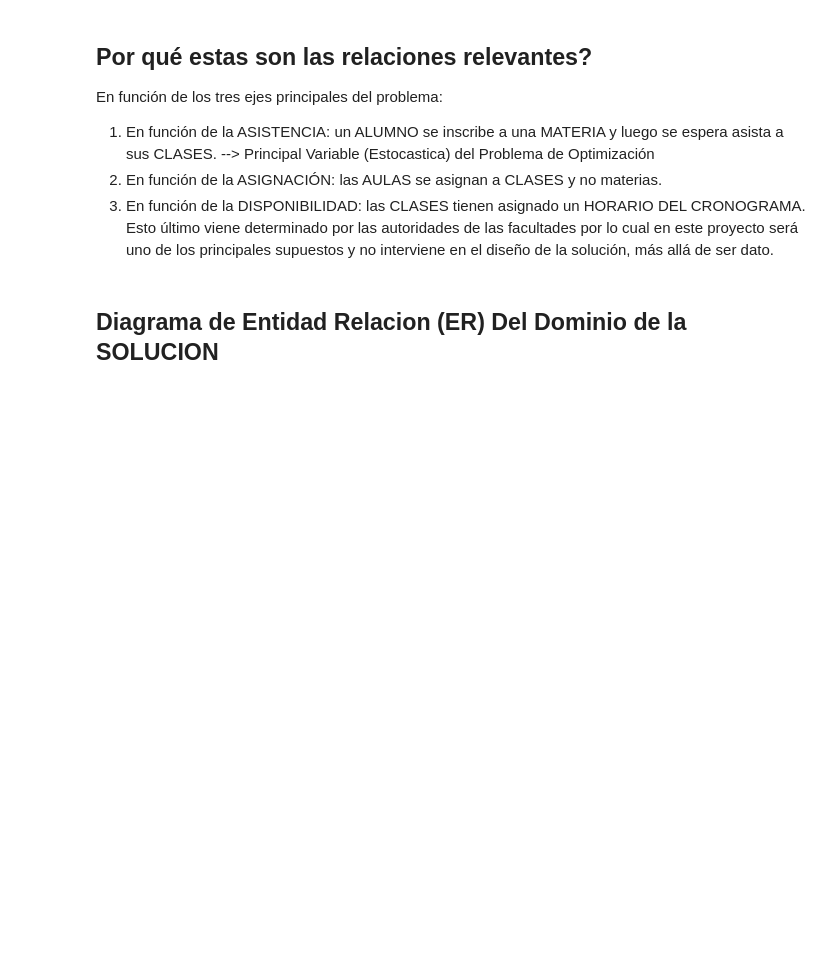
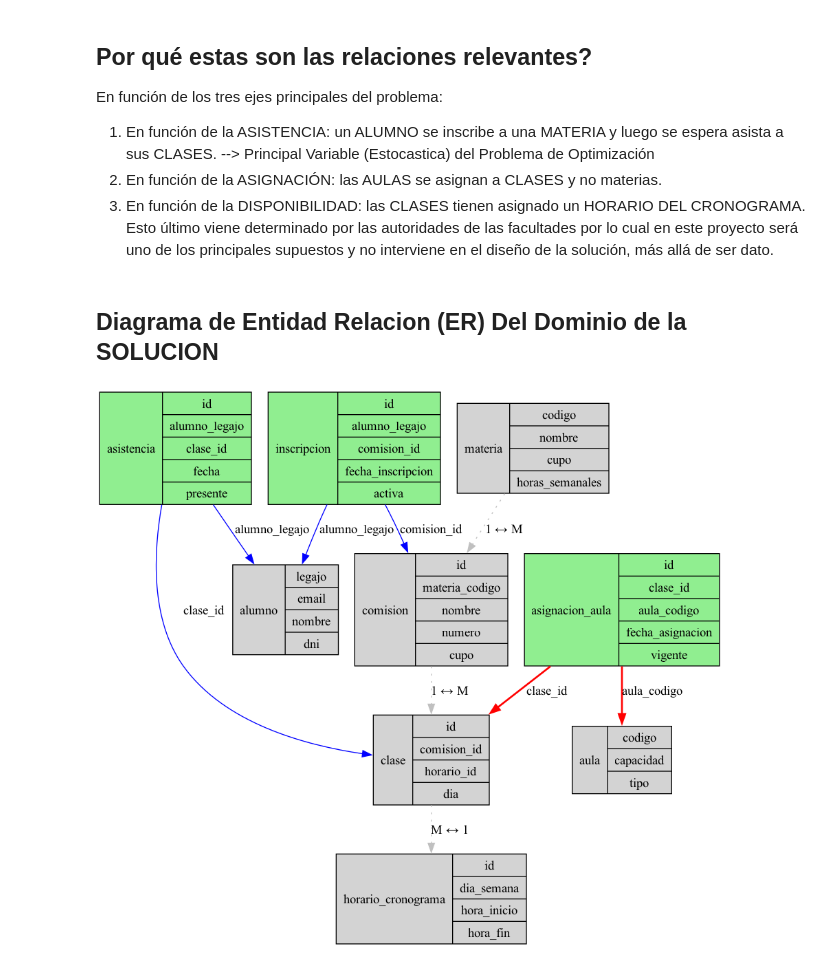
Before and after one commit to l-antonelli/gestor-aulas, a Jupyter notebook: project/diagrama-er.ipynb, the cells around one changed output. Drawn from its saved outputs; the diff is of its cells as text; code cells hidden in the pictures; blank space fills up the shorter version.

```diff
--- a/project/diagrama-er.ipynb
+++ b/project/diagrama-er.ipynb
@@ -148,10 +148,48 @@ En función de los tres ejes principales del problema:
 ## Diagrama de Entidad Relacion (ER) Del Dominio de la SOLUCION
 # %%
 dot_solucion = Digraph(comment="Diagrama de Entidad Relacion (ER) Del Dominio de la SOLUCION", format="png")
-dot_solucion.attr(rankdir="LR", fontsize="10")
+dot_solucion.attr(rankdir="TB", fontsize="10")
 
+# Entidades del dominio del problema (delimitado) - referenciadas
+entidades_problema_ref = {
+    "alumno": ["legajo", "email", "nombre", "dni"],
+    "materia": ["codigo", "nombre", "cupo", "horas_semanales"],
+    "comision": ["id", "materia_codigo", "nombre", "numero", "cupo"],
+    "clase": ["id", "comision_id", "horario_id", "dia"],
+    "aula": ["codigo", "capacidad", "tipo"],
+    "horario_cronograma": ["id", "dia_semana", "hora_inicio", "hora_fin"],
+}
+
+# Entidades del dominio de la solución - abstracciones para gestionar relaciones M:M
 entidades_solucion = {
-    "inscripcion": ["alumno", "materia"],
-    "asistencia": ["alumno", "clase"],
-    "asignacion_aula": ["clase", "aula"],
+    "inscripcion": ["id", "alumno_legajo", "comision_id", "fecha_inscripcion", "activa"],
+    "asistencia": ["id", "alumno_legajo", "clase_id", "fecha", "presente"],
+    "asignacion_aula": ["id", "clase_id", "aula_codigo", "fecha_asignacion", "vigente"],
 }
+
+# Agregar nodos del problema (en gris, como referencia)
+for e, attrs in entidades_problema_ref.items():
+    label = f"{e}|{{" + "|".join(attrs) + "}}"
+    dot_solucion.node(e, label=label, shape="record", style="filled", fillcolor="lightgray")
+
+# Agregar nodos de la solución (en verde, las nuevas entidades)
+for e, attrs in entidades_solucion.items():
+    label = f"{e}|{{" + "|".join(attrs) + "}}"
+    dot_solucion.node(e, label=label, shape="record", style="filled", fillcolor="lightgreen")
+
+# Relaciones del problema (contexto, en gris punteado)
+dot_solucion.edge("materia", "comision", label="1 ↔ M", style="dotted", color="gray")
+dot_solucion.edge("comision", "clase", label="1 ↔ M", style="dotted", color="gray")
+dot_solucion.edge("clase", "horario_cronograma", label="M ↔ 1", style="dotted", color="gray")
+
+# Relaciones de la solución (las que resuelven las M:M)
+dot_solucion.edge("inscripcion", "alumno", label="alumno_legajo", color="blue")
+dot_solucion.edge("inscripcion", "comision", label="comision_id", color="blue")
+dot_solucion.edge("asistencia", "alumno", label="alumno_legajo", color="blue")
+dot_solucion.edge("asistencia", "clase", label="clase_id", color="blue")
+dot_solucion.edge("asignacion_aula", "clase", label="clase_id", color="red", penwidth="2")
+dot_solucion.edge("asignacion_aula", "aula", label="aula_codigo", color="red", penwidth="2")
+
+display(Image(dot_solucion.pipe(format="png")))
+# %% [output]
+[figure, added]
```
Also changed, not shown: parts of 3 cells of this notebook, 31 other files.
